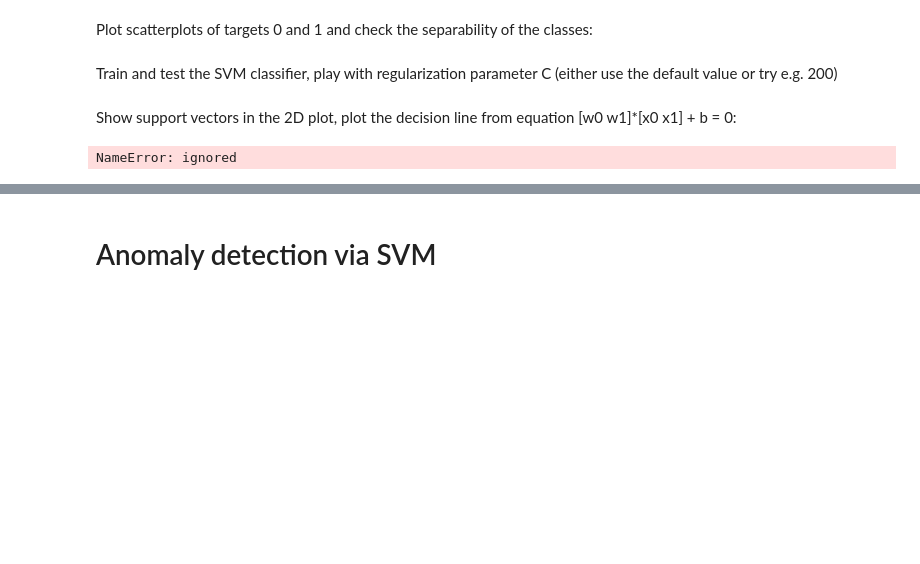
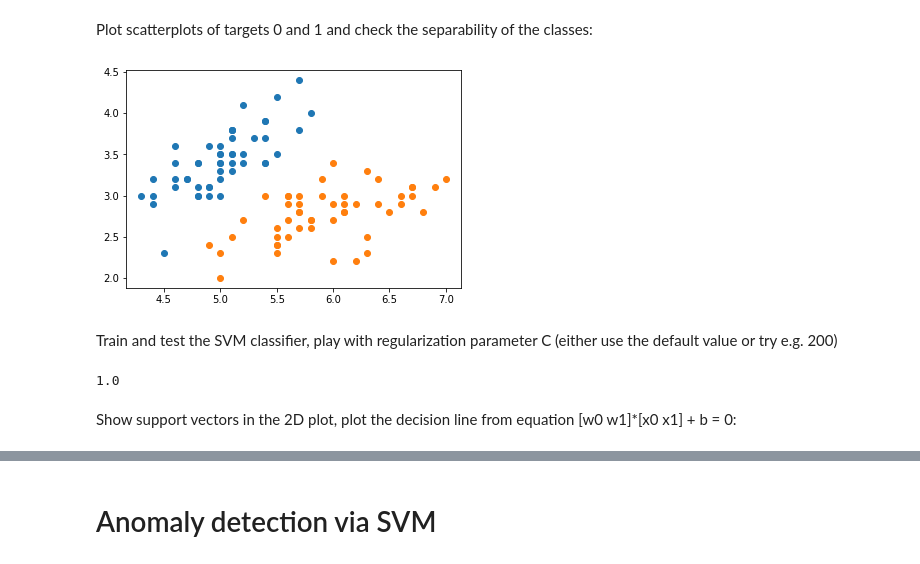
Before and after one commit to mkousal/MPA-MLF, a Jupyter notebook: Lab_3/SVM.ipynb, the cells around one changed output, grey strips where cells are left out. Saved outputs shown, nothing was run; the diff lists cells and outputs as text; code cells hidden in the pictures; blank space fills up the shorter version.

```diff
--- a/Lab_3/SVM.ipynb
+++ b/Lab_3/SVM.ipynb
@@ -47,5 +47,13 @@ Let's explore more now.
 
 *   Choose only first two features (columns) of iris.data
 *   SVM is in its basic form a 2-class classifier, so eliminate iris.target =2 from the data
+# %%
+x = iris.data[iris.target != 2, 0:2]
+y = iris.target[iris.target != 2]
+
+X_train, X_test, y_train, y_test = train_test_split(x,y,test_size=0.2)
+
+feature1 = iris.data[:,0]
+feature2 = iris.data[:,1]
 # %% [markdown]
 Plot scatterplots of targets 0 and 1 and check the separability of the classes:
@@ -54,14 +60,19 @@ import matplotlib.pyplot as plt
+# %%
+import matplotlib.pyplot as plt
+plt.figure()
+plt.scatter(x[y==0,0],x[y==0,1])
+plt.scatter(x[y==1,0],x[y==1,1])
+plt.show()
+# %% [output]
+[figure, added]
 # %% [markdown]
 Train and test the SVM classifier, play with regularization parameter C (either use the default value or try e.g. 200)
+# %%
+SVMmodel=SVC(kernel='linear',C=1)
+SVMmodel.fit(X_train,y_train)
+SVMmodel.get_params()
+SVMmodel.score(X_test,y_test)
+# %% [output]
+1.0
 # %% [markdown]
 Show support vectors in the 2D plot, plot the decision line from equation [w0 w1]*[x0 x1] + b = 0:
-# %%
-supvectors=SVMmodel.support_vectors_
-# Plot the support vectors here
-
-
-#Separating line coefficients:
-W=SVMmodel.coef_
-b=SVMmodel.intercept_
-# %% [output]
-NameError: ignored
```
Also changed, not shown: parts of 6 cells of this notebook.
